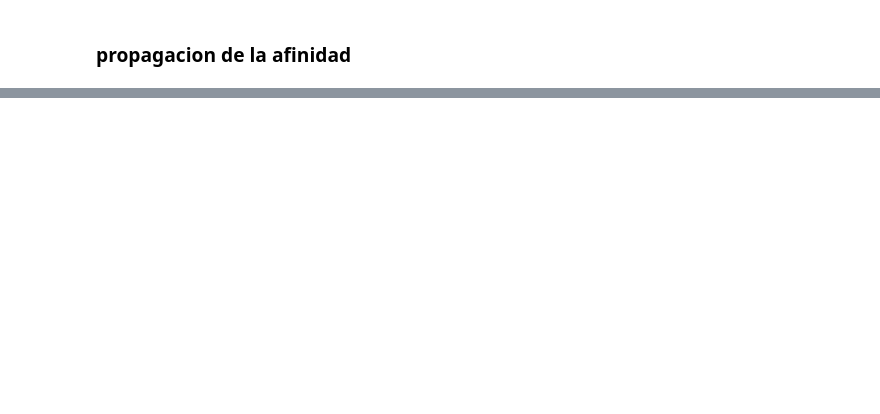
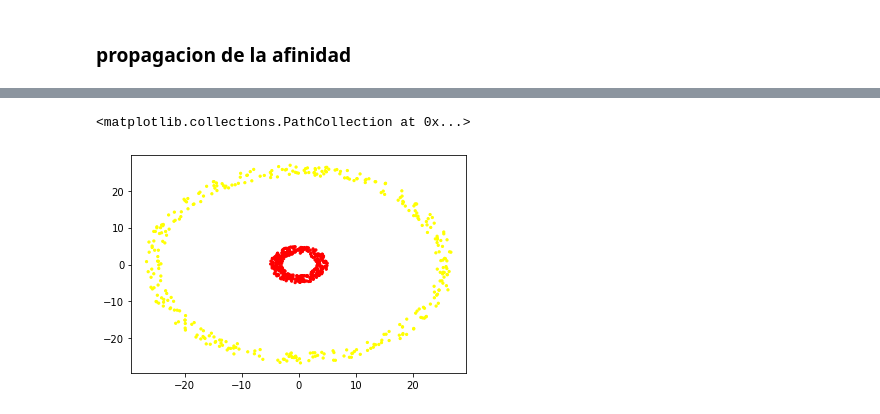
Before and after one commit to gonzalo71/TestGit, a Jupyter notebook: Udemy_exercices/Udemy_3.2_CLustering.ipynb, the cells around one changed output, grey strips where cells are left out. Drawn from its saved outputs; the diff is of its cells as text; code cells hidden in the pictures; blank space fills up the shorter version.

```diff
--- a/Udemy_exercices/Udemy_3.2_CLustering.ipynb
+++ b/Udemy_exercices/Udemy_3.2_CLustering.ipynb
@@ -72,0 +83,23 @@ Coeficiente de la silueta: 0.769
+# %%
+from math import sin, cos, radians, pi, sqrt
+import numpy.random as rnd
+import numpy as np
+import pandas as pd
+
+def ring(r_min = 0, r_max = 1, n_samples = 360):
+    angle = rnd.uniform(0, 2*pi, n_samples)
+    distance = rnd.uniform(r_min, r_max, n_samples)
+    data = []
+    for a, d in zip(angle, distance):
+        data.append([d*cos(a), d*sin(a)])
+    return np.array(data)
+
+data1 = ring(3, 5)
+data2 = ring(24, 27)
+
+data = np.concatenate([data1, data2], axis = 0)
+labels = np.concatenate([[0 for i in range(0,len(data1))], [1 for i in range(0,len(data2))]])
+plt.scatter(data[:,0], data[:,1], c = labels, s = 5, cmap = "autumn")
+# %% [output]
+<matplotlib.collections.PathCollection at 0x...>
+[figure, added]
```
Also changed, not shown: parts of 14 cells of this notebook, 1 other file.
